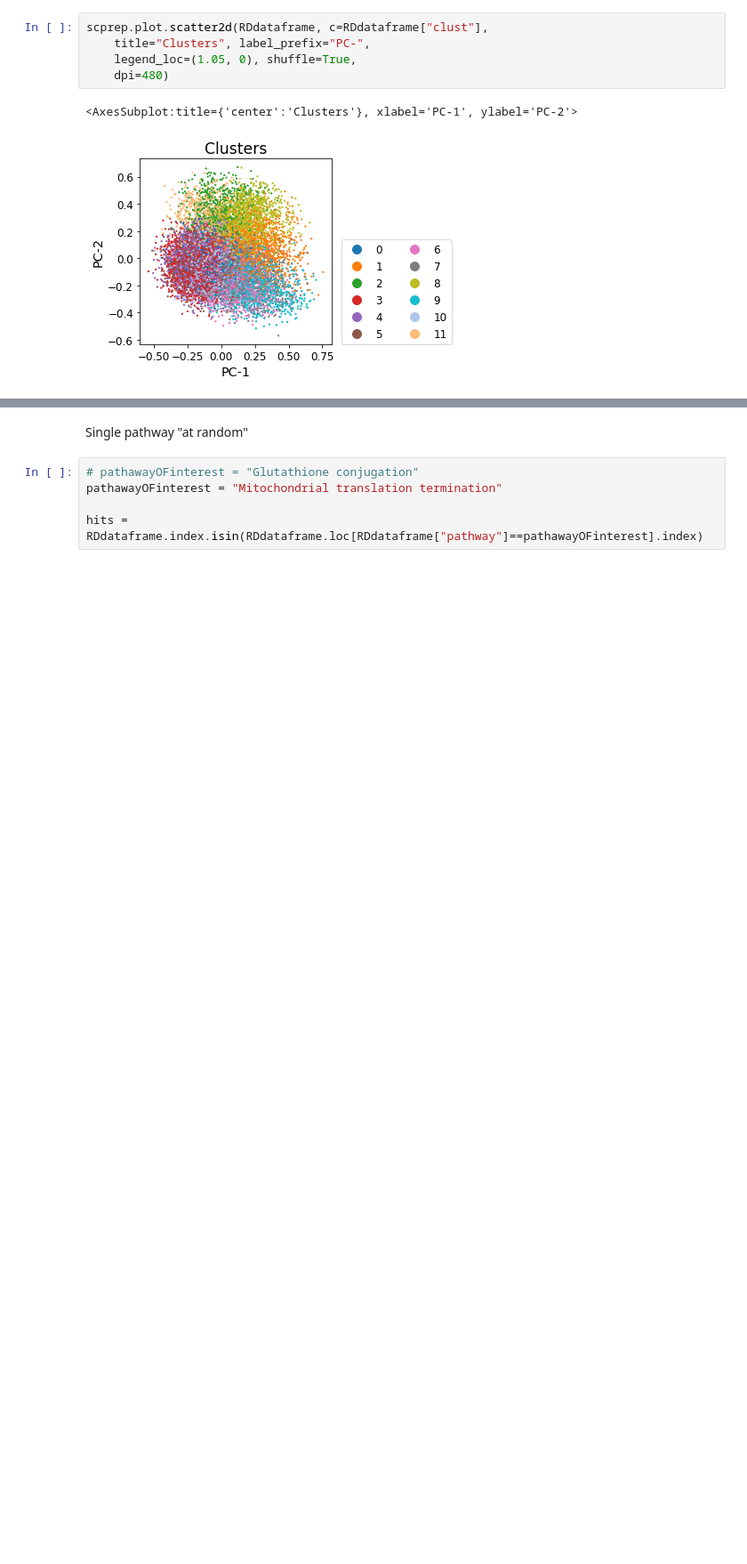
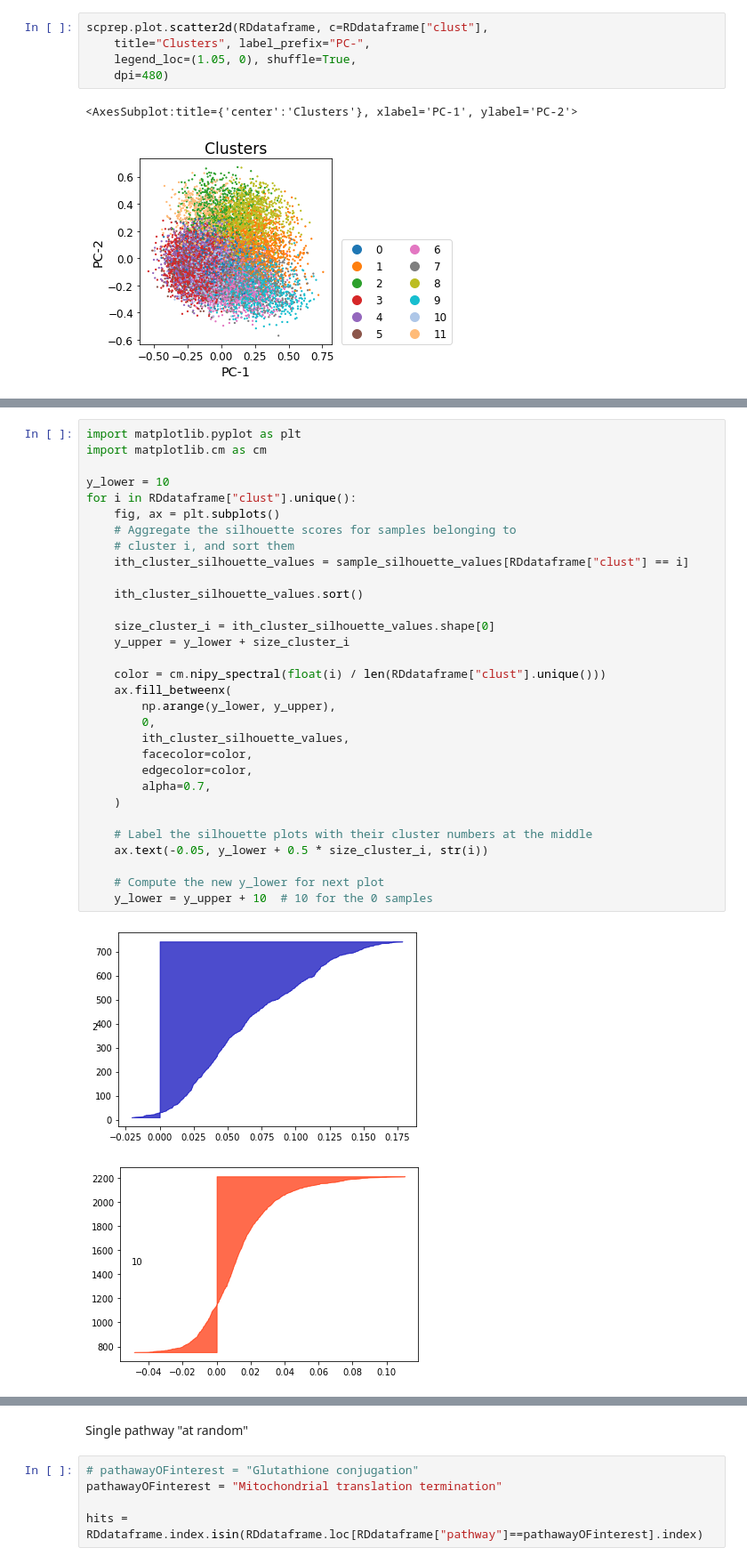
Before and after one commit to FerranC96/sKG4cellCommns, a Jupyter notebook: one.ipynb, the cells around one changed output, grey strips where cells are left out. Shown at 89% size. Drawn from its saved outputs; the diff is of its cells as text; blank space fills up the shorter version.

Commit message:
Prelim silhouette comp. Kexploration WIP.

```diff
--- a/one.ipynb
+++ b/one.ipynb
@@ -905,0 +843,34 @@ scprep.plot.scatter2d(RDdataframe, c=RDdataframe["clust"],
+# %%
+import matplotlib.pyplot as plt
+import matplotlib.cm as cm
+
+y_lower = 10
+for i in RDdataframe["clust"].unique():
+    fig, ax = plt.subplots()
+    # Aggregate the silhouette scores for samples belonging to
+    # cluster i, and sort them
+    ith_cluster_silhouette_values = sample_silhouette_values[RDdataframe["clust"] == i]
+
+    ith_cluster_silhouette_values.sort()
+
+    size_cluster_i = ith_cluster_silhouette_values.shape[0]
+    y_upper = y_lower + size_cluster_i
+
+    color = cm.nipy_spectral(float(i) / len(RDdataframe["clust"].unique()))
+    ax.fill_betweenx(
+        np.arange(y_lower, y_upper),
+        0,
+        ith_cluster_silhouette_values,
+        facecolor=color,
+        edgecolor=color,
+        alpha=0.7,
+    )
+
+    # Label the silhouette plots with their cluster numbers at the middle
+    ax.text(-0.05, y_lower + 0.5 * size_cluster_i, str(i))
+
+    # Compute the new y_lower for next plot
+    y_lower = y_upper + 10  # 10 for the 0 samples
+# %% [output]
+[figure, added]
+[figure, added]
```
Also changed, not shown: parts of 18 cells of this notebook.
